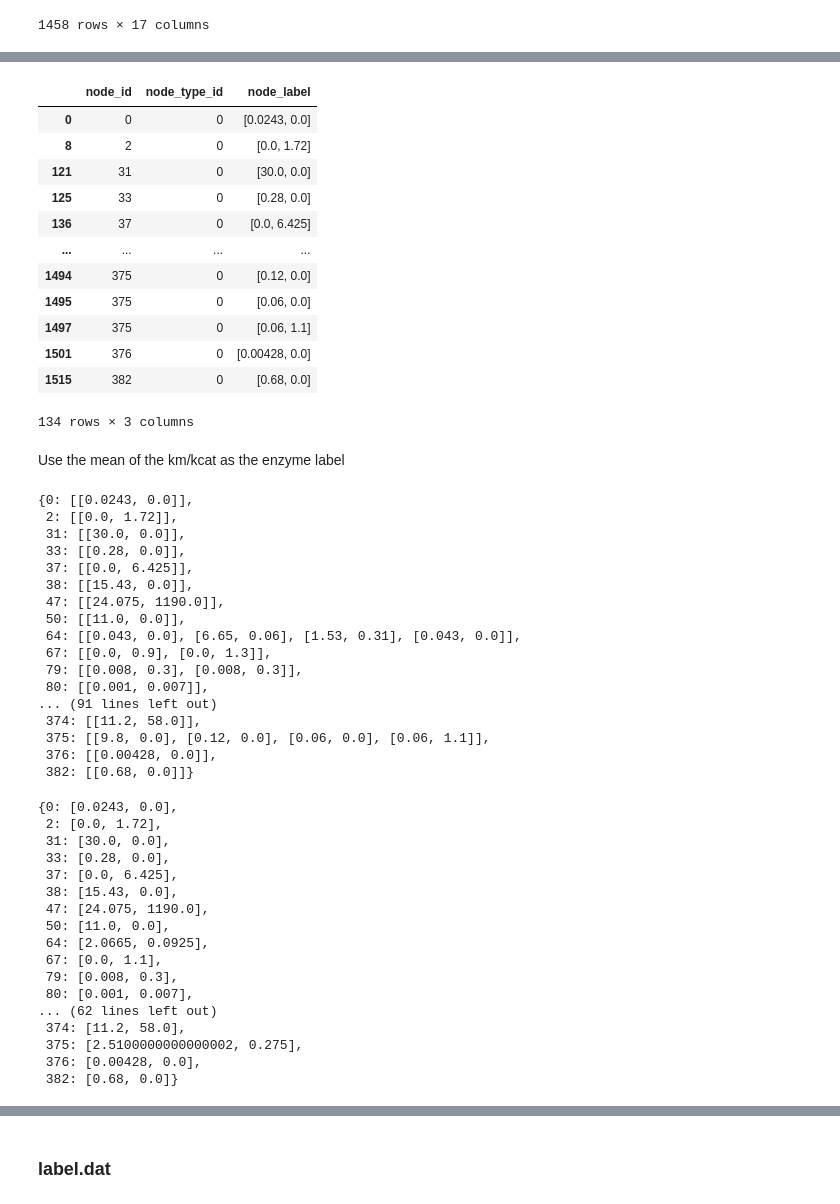
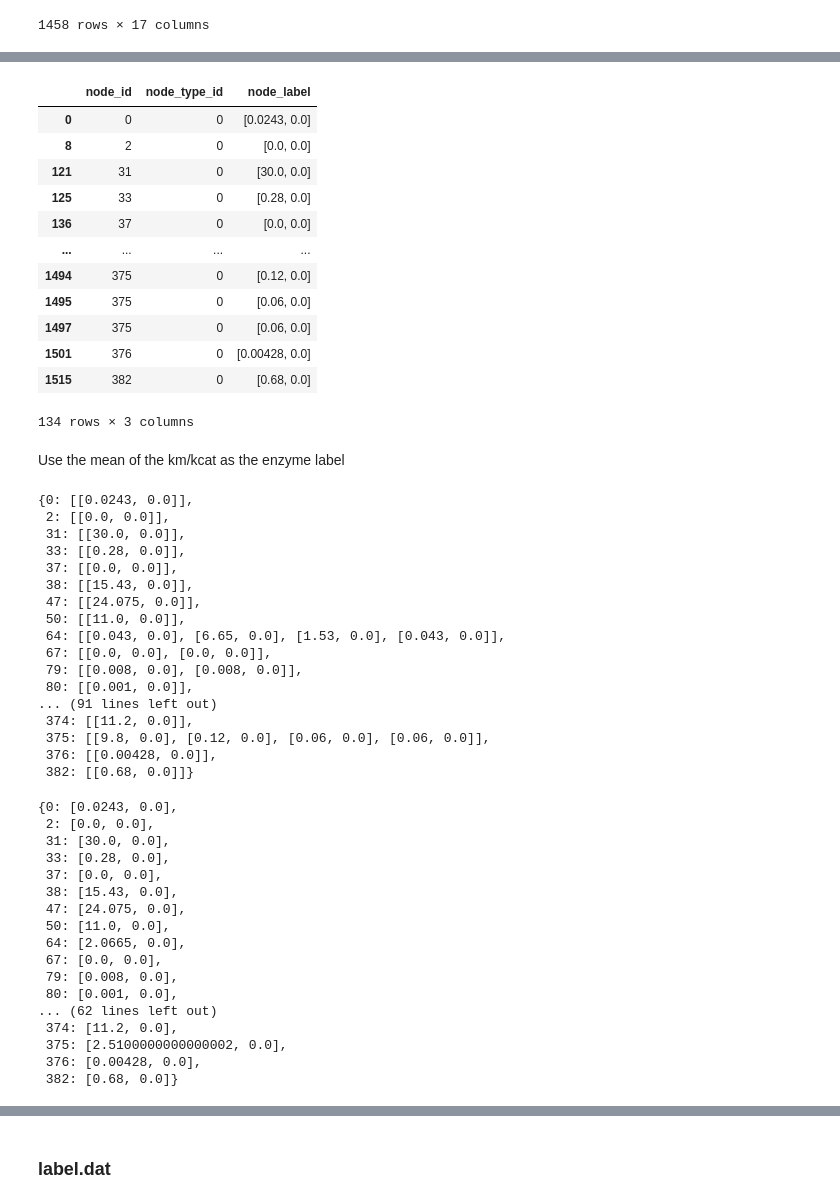
Before and after one commit to iamyufan/AlphaFold-Research, a Jupyter notebook: gnn/data/preprocess.ipynb, the cells around one changed output, grey strips where cells are left out. Cells and saved outputs as stored; diff of their text form; code cells hidden in the pictures.

Commit message:
Update model

```diff
--- a/gnn/data/preprocess.ipynb
+++ b/gnn/data/preprocess.ipynb
@@ -354,0 +357,26 @@ model_new
+# %%
+label = model_new.loc[:, ['Rule', 'km', 'kcat']]
+label.columns = ['node_name', 'km', 'kcat']
+
+def check_nan(x):
+    return (not pd.isnull(x['km'])) or (not pd.isnull(x['kcat']))
+label = label[label.apply(check_nan, axis=1)]
+
+# node_id
+label['node_id'] = label['node_name'].apply(lambda x: id_dict[x])
+
+# node_type_id
+label['node_type_id'] = np.zeros(label.shape[0], dtype=int)
+
+# node_label
+def get_combined_label(x):
+    km = x['km']
+
+    if pd.isnull(x['km']):
+        km = 0.0
+
+    return km
+
+label['node_label'] = label.apply(get_combined_label, axis=1)
+label = label.loc[:, ['node_id', 'node_type_id', 'node_label']]
+label
@@ -355,42 +397,42 @@ model_new
 # %%
 label = model_new.loc[:, ['Rule', 'km', 'kcat']]
 label.columns = ['node_name', 'km', 'kcat']
 
 def check_nan(x):
     return (not pd.isnull(x['km'])) or (not pd.isnull(x['kcat']))
 label = label[label.apply(check_nan, axis=1)]
 
 # node_id
 label['node_id'] = label['node_name'].apply(lambda x: id_dict[x])
 
 # node_type_id
 label['node_type_id'] = np.zeros(label.shape[0], dtype=int)
 
 # node_label
 def get_combined_label(x):
     km = x['km']
-    kcat = x['kcat']
+    kcat = 0.0 #math.log(x['kcat'])
 
     if pd.isnull(x['km']):
         km = 0.0
     if pd.isnull(x['kcat']):
         kcat = 0.0
     return [km, kcat]
 
 label['node_label'] = label.apply(get_combined_label, axis=1)
 label = label.loc[:, ['node_id', 'node_type_id', 'node_label']]
 label
 # %% [output]
 |  | node_id | node_type_id | node_label |
 | 0 | 0 | 0 | [0.0243, 0.0] |
-| 8 | 2 | 0 | [0.0, 1.72] |
+| 8 | 2 | 0 | [0.0, 0.0] |
 | 121 | 31 | 0 | [30.0, 0.0] |
 | 125 | 33 | 0 | [0.28, 0.0] |
-| 136 | 37 | 0 | [0.0, 6.425] |
+| 136 | 37 | 0 | [0.0, 0.0] |
 | ... | ... | ... | ... |
 | 1494 | 375 | 0 | [0.12, 0.0] |
 | 1495 | 375 | 0 | [0.06, 0.0] |
-| 1497 | 375 | 0 | [0.06, 1.1] |
+| 1497 | 375 | 0 | [0.06, 0.0] |
 | 1501 | 376 | 0 | [0.00428, 0.0] |
 | 1515 | 382 | 0 | [0.68, 0.0] |
 134 rows × 3 columns
@@ -409,20 +451,20 @@ for r in range(label.shape[0]):
 nodes_labels
 # %% [output]
 {0: [[0.0243, 0.0]],
- 2: [[0.0, 1.72]],
+ 2: [[0.0, 0.0]],
  31: [[30.0, 0.0]],
  33: [[0.28, 0.0]],
- 37: [[0.0, 6.425]],
+ 37: [[0.0, 0.0]],
  38: [[15.43, 0.0]],
- 47: [[24.075, 1190.0]],
+ 47: [[24.075, 0.0]],
  50: [[11.0, 0.0]],
- 64: [[0.043, 0.0], [6.65, 0.06], [1.53, 0.31], [0.043, 0.0]],
- 67: [[0.0, 0.9], [0.0, 1.3]],
- 79: [[0.008, 0.3], [0.008, 0.3]],
- 80: [[0.001, 0.007]],
+ 64: [[0.043, 0.0], [6.65, 0.0], [1.53, 0.0], [0.043, 0.0]],
+ 67: [[0.0, 0.0], [0.0, 0.0]],
+ 79: [[0.008, 0.0], [0.008, 0.0]],
+ 80: [[0.001, 0.0]],
 ... (91 lines left out)
- 374: [[11.2, 58.0]],
- 375: [[9.8, 0.0], [0.12, 0.0], [0.06, 0.0], [0.06, 1.1]],
+ 374: [[11.2, 0.0]],
+ 375: [[9.8, 0.0], [0.12, 0.0], [0.06, 0.0], [0.06, 0.0]],
  376: [[0.00428, 0.0]],
  382: [[0.68, 0.0]]}
 # %%
@@ -441,20 +483,20 @@ for node_id in nodes_labels:
 node_mean_labels
 # %% [output]
 {0: [0.0243, 0.0],
- 2: [0.0, 1.72],
+ 2: [0.0, 0.0],
  31: [30.0, 0.0],
  33: [0.28, 0.0],
- 37: [0.0, 6.425],
+ 37: [0.0, 0.0],
  38: [15.43, 0.0],
- 47: [24.075, 1190.0],
+ 47: [24.075, 0.0],
  50: [11.0, 0.0],
- 64: [2.0665, 0.0925],
- 67: [0.0, 1.1],
- 79: [0.008, 0.3],
- 80: [0.001, 0.007],
+ 64: [2.0665, 0.0],
+ 67: [0.0, 0.0],
+ 79: [0.008, 0.0],
+ 80: [0.001, 0.0],
 ... (62 lines left out)
- 374: [11.2, 58.0],
- 375: [2.5100000000000002, 0.275],
+ 374: [11.2, 0.0],
+ 375: [2.5100000000000002, 0.0],
  376: [0.00428, 0.0],
  382: [0.68, 0.0]}
 # %%
```
Also changed, not shown: parts of 6 cells of this notebook, 6 other files.
